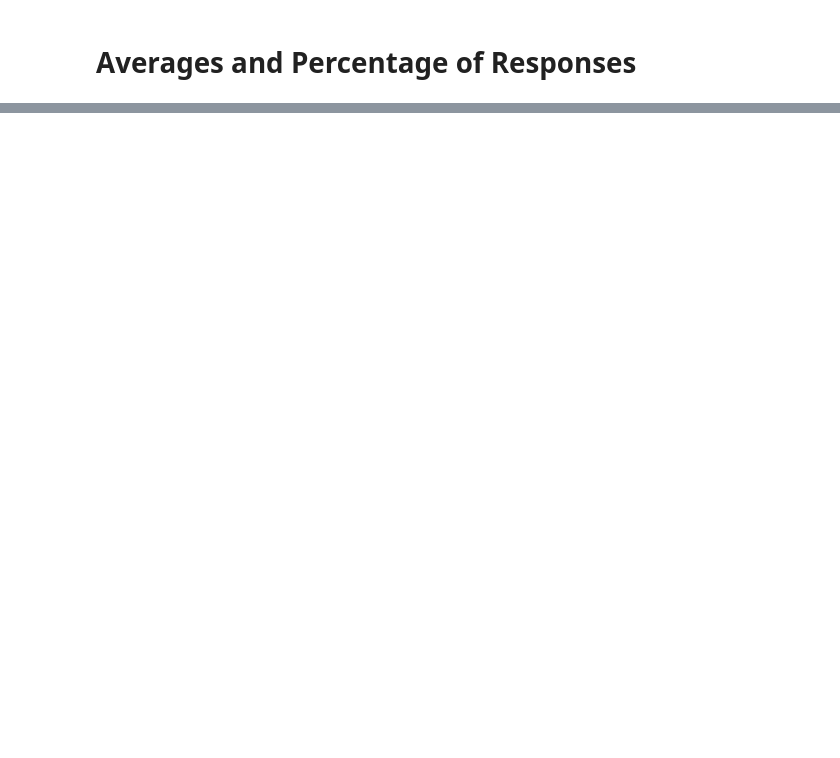
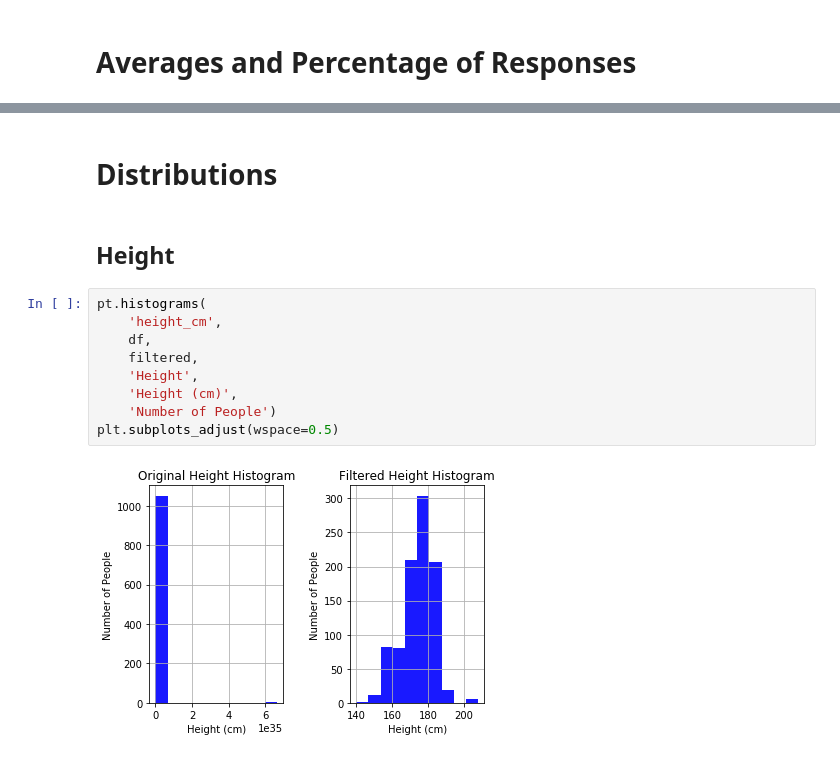
Before and after one commit to simonfong6/ECE-143-Team-6, a Jupyter notebook: Data-analysis.ipynb, the cells around one changed output, grey strips where cells are left out. Cells and saved outputs as stored; diff of their text form; blank space fills up the shorter version.

```diff
--- a/Data-analysis.ipynb
+++ b/Data-analysis.ipynb
@@ -100,0 +109,15 @@ height.hist(ax=ax, alpha=0.9, color='blue')
+# %% [markdown]
+# Distributions
+# %% [markdown]
+## Height
+# %%
+pt.histograms(
+    'height_cm',
+    df,
+    filtered,
+    'Height',
+    'Height (cm)',
+    'Number of People')
+plt.subplots_adjust(wspace=0.5)
+# %% [output]
+[figure, added]
```
Also changed, not shown: parts of 15 cells of this notebook.
